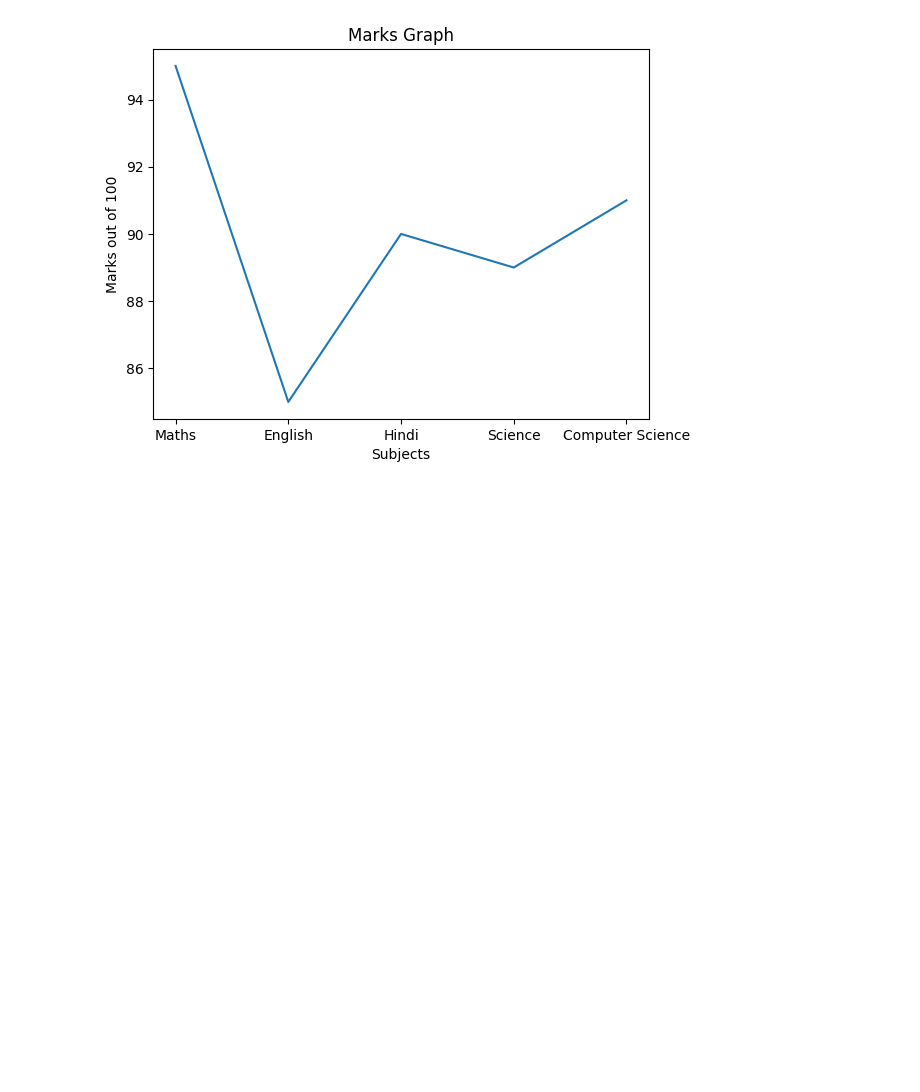
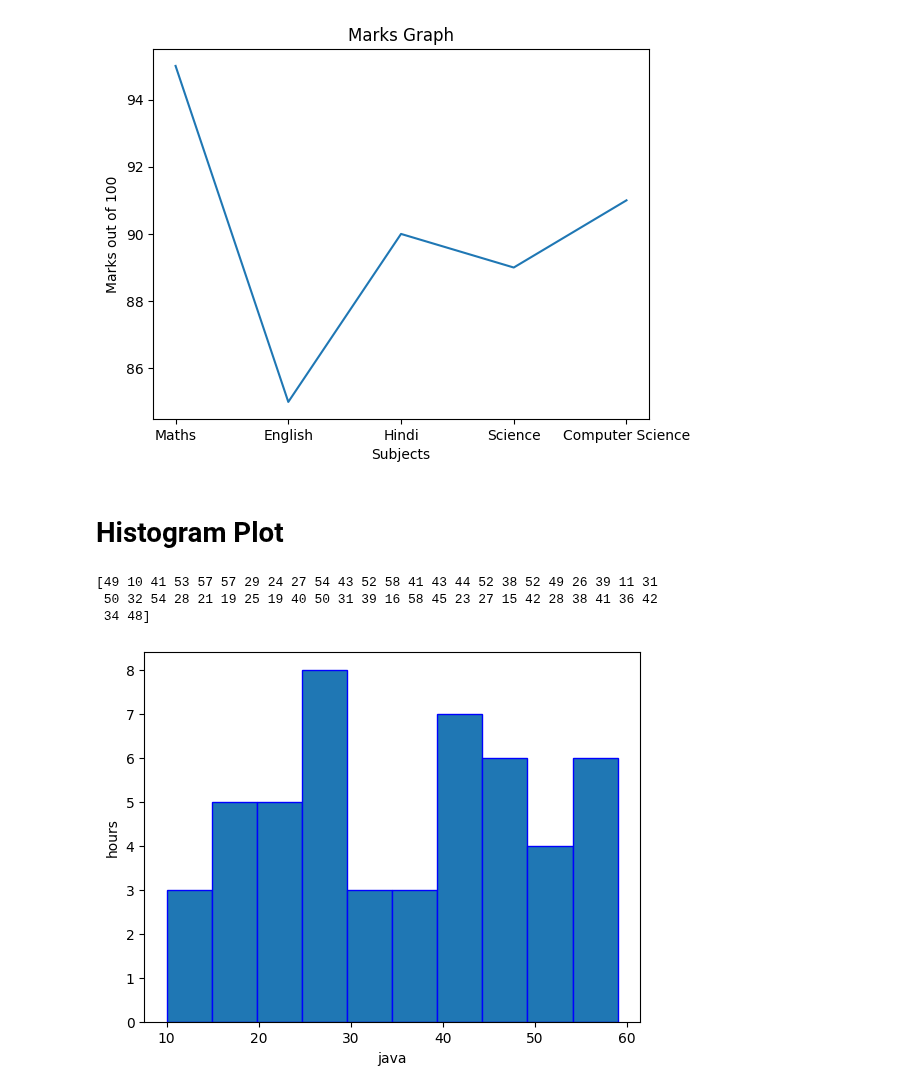
Before and after one commit to Tanay-Dwivedi/DADS-practice, a Jupyter notebook: Python/Matplotlib/matplotlib_practice1.ipynb, the cells around one changed output. Cells and saved outputs as stored; diff of their text form; code cells hidden in the pictures; blank space fills up the shorter version.

```diff
--- a/Python/Matplotlib/matplotlib_practice1.ipynb
+++ b/Python/Matplotlib/matplotlib_practice1.ipynb
@@ -182,3 +182,5 @@ plt.plot(x,y)
 plt.show()
 # %% [output]
 [figure]
+# %% [markdown]
+# Histogram Plot
@@ -184,0 +191,17 @@ plt.show()
+# %%
+x = np.random.randint(10,60,(50))
+print(x)
+# %% [output]
+[49 10 41 53 57 57 29 24 27 54 43 52 58 41 43 44 52 38 52 49 26 39 11 31
+ 50 32 54 28 21 19 25 19 40 50 31 39 16 58 45 23 27 15 42 28 38 41 36 42
+ 34 48]
+# %%
+nos = [17, 46, 27, 43, 47, 46, 56, 16, 24, 46, 32, 32, 52, 15, 22, 40, 52, 29, 29, 30, 41, 22, 25, 52,
+ 55, 35, 22, 40, 26, 37, 41, 55, 22, 59, 42, 46, 41, 12, 13, 28, 27, 57, 49, 18, 58, 51, 35, 10,
+ 25, 18]
+plt.hist(nos, edgecolor = "b")
+plt.xlabel("java")
+plt.ylabel("hours")
+plt.show()
+# %% [output]
+[figure, added]
```
Also changed, not shown: parts of 10 cells of this notebook.
